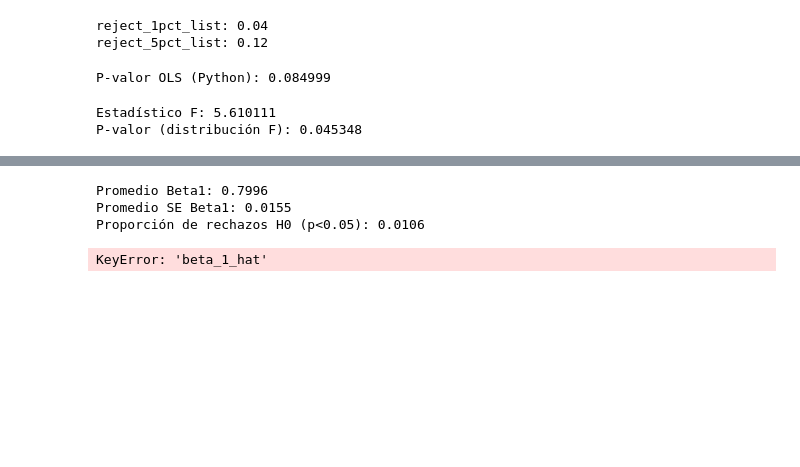
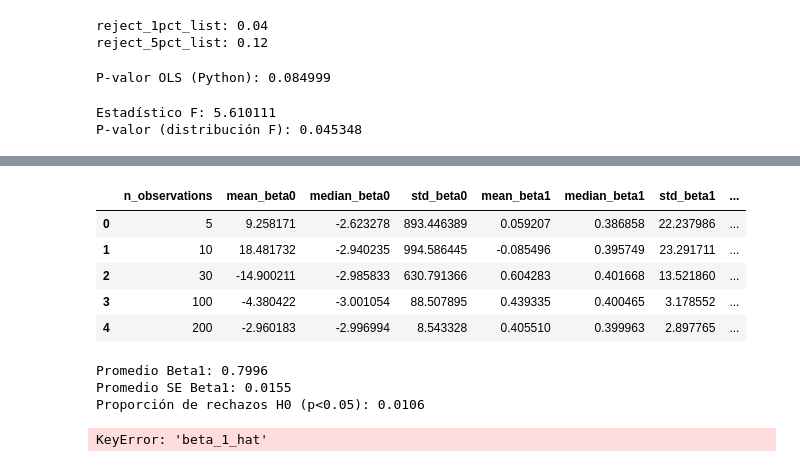
Before and after one commit to DavidGuzzi/MECMT05, a Jupyter notebook: TP.ipynb, the cells around one changed output, grey strips where cells are left out. Drawn from its saved outputs; the diff is of its cells as text; code cells hidden in the pictures; blank space fills up the shorter version.

```diff
--- a/TP.ipynb
+++ b/TP.ipynb
@@ -699,3 +710,58 @@ test_results
+# %%
+np.random.seed(3649)
+def simulate_fgls(n_samples, n_observations_list, beta_0_true, beta_1_true, beta1_H0):
+
+    """Realiza simulaciones de FGLS para distintos tamaños de muestra y reporta estadísticas de interés."""
+
+    results = []
+    for n_obs in n_observations_list:
+        sample_results = []
+
+        for i in range(n_samples):
+            # Generación de datos
+            x = np.random.uniform(1, 50, n_obs)
+            u = np.random.normal(scale=x)
+            y = beta_0_true + beta_1_true * x + u
+
+            # Estimación FGLS
+            beta_0_hat, beta_1_hat, se_beta1_hat = fgls_estimation_numpy4(x, y)
+
+            # Test de hipótesis para beta_1 = 0.8
+            t_stat = (beta_1_hat - beta1_H0) / se_beta1_hat
+            p_value = 2 * (1 - t.cdf(abs(t_stat), df=n_obs - 2))
+            reject_1pct = p_value < 0.01
+            reject_5pct = p_value < 0.05
+
+            sample_results.append([beta_0_hat, beta_1_hat, reject_1pct, reject_5pct])
+
+        # Convertir a DataFrame
+        df_results = pd.DataFrame(sample_results, columns=['beta_0_hat', 'beta_1_hat', 'reject_1pct', 'reject_5pct'])
+
+        # Calcular estadísticas
+        mean_beta0 = df_results['beta_0_hat'].mean()
+        mean_beta1 = df_results['beta_1_hat'].mean()
+        median_beta0 = df_results['beta_0_hat'].median()
+        median_beta1 = df_results['beta_1_hat'].median()
+        std_beta0 = df_results['beta_0_hat'].std()
+        std_beta1 = df_results['beta_1_hat'].std()
+        test_size_1pct = df_results['reject_1pct'].mean()
+        test_size_5pct = df_results['reject_5pct'].mean()
+
+        results.append([n_obs, mean_beta0, median_beta0, std_beta0, mean_beta1, median_beta1, std_beta1, test_size_1pct, test_size_5pct])
+
+    # Crear DataFrame final
+    results_df = pd.DataFrame(results, columns=['n_observations', 'mean_beta0', 'median_beta0', 'std_beta0', 'mean_beta1', 'median_beta1', 'std_beta1', 'test_size_1pct', 'test_size_5pct'])
+
+    return results_df
+test_results = simulate_fgls(n_samples=5000, n_observations_list=[5, 10, 30, 100, 200], beta_0_true=-3, beta_1_true=0.4, beta1_H0=0.8)
+test_results
+# %% [output]
+|  | n_observations | mean_beta0 | median_beta0 | std_beta0 | mean_beta1 | median_beta1 | std_beta1 | ... |
+| 0 | 5 | 9.258171 | -2.623278 | 893.446389 | 0.059207 | 0.386858 | 22.237986 | ... |
+| 1 | 10 | 18.481732 | -2.940235 | 994.586445 | -0.085496 | 0.395749 | 23.291711 | ... |
+| 2 | 30 | -14.900211 | -2.985833 | 630.791366 | 0.604283 | 0.401668 | 13.521860 | ... |
+| 3 | 100 | -4.380422 | -3.001054 | 88.507895 | 0.439335 | 0.400465 | 3.178552 | ... |
+| 4 | 200 | -2.960183 | -2.996994 | 8.543328 | 0.405510 | 0.399963 | 2.897765 | ... |
 # %%
 import numpy as np
 import statsmodels.api as sm
```
Also changed, not shown: parts of 2 cells of this notebook.
